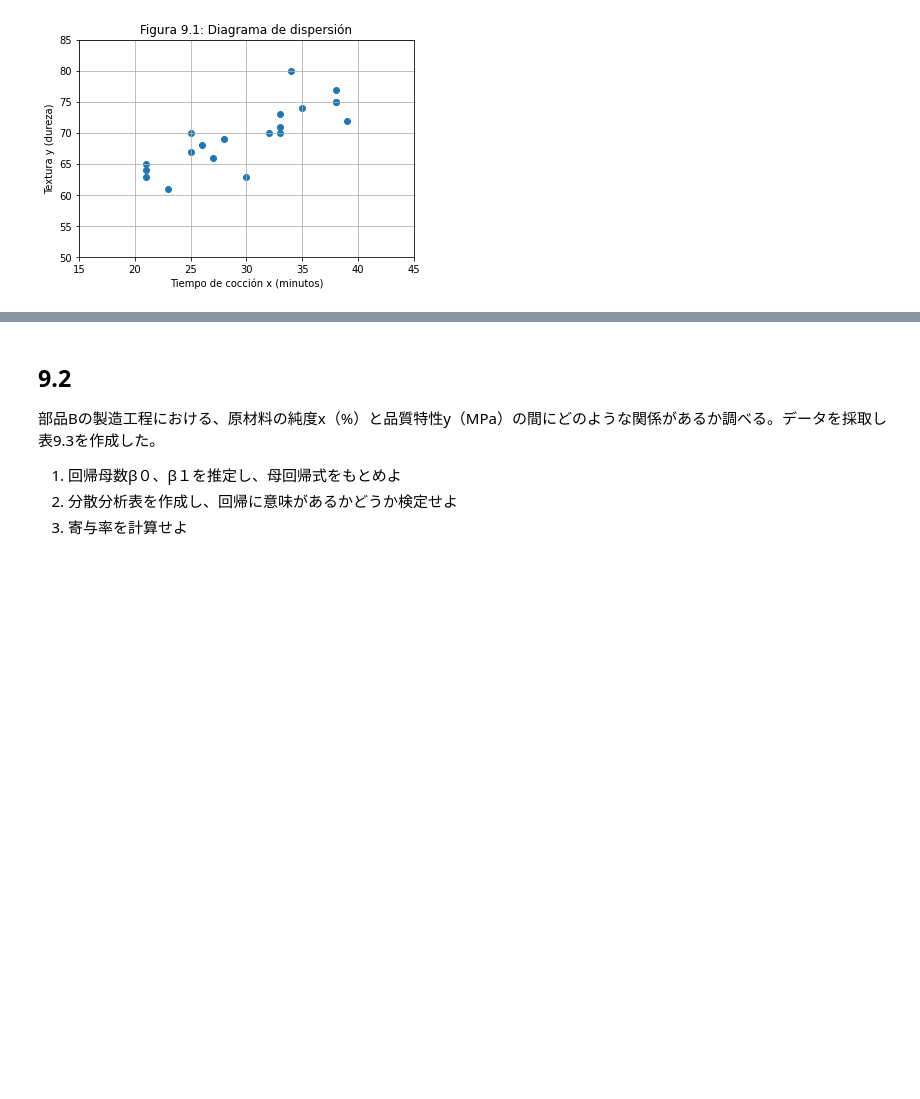
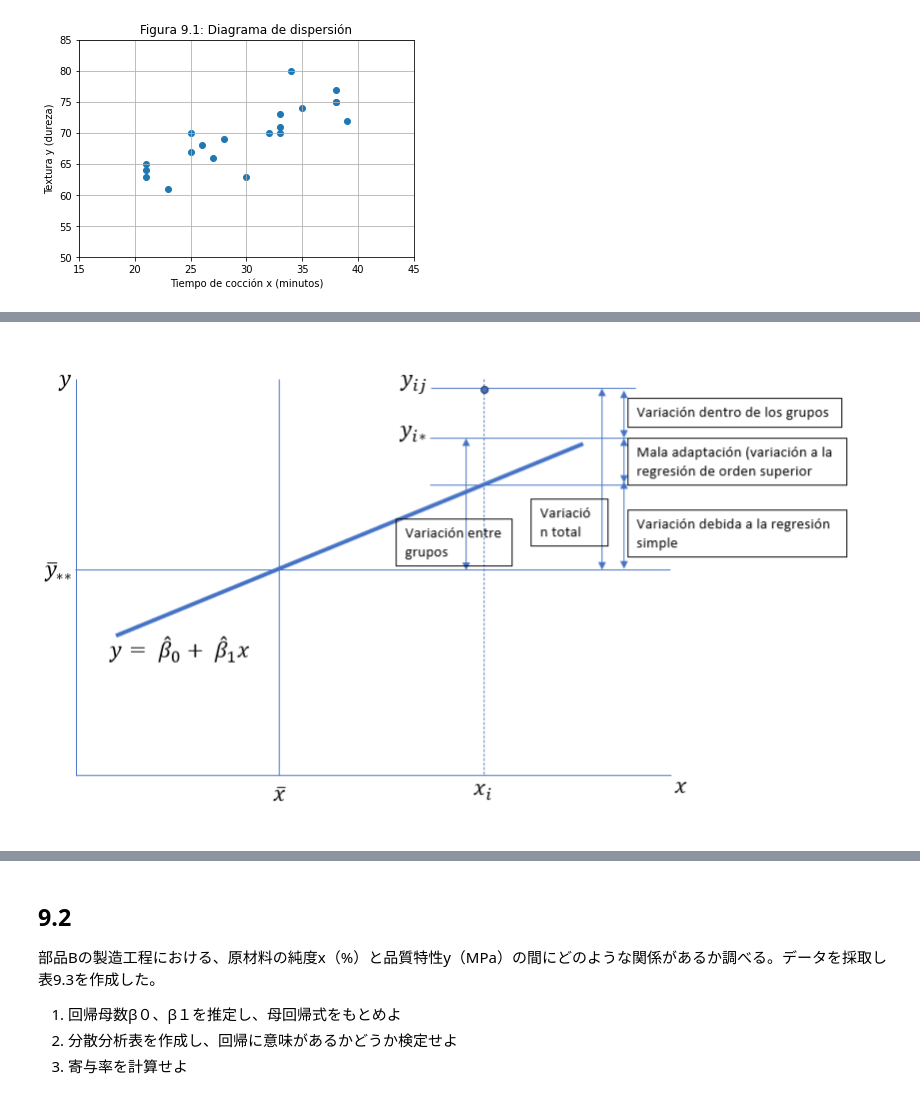
Before and after one commit to HiroshiATakano/QCKentei1, a Jupyter notebook: QCKentei1-9.ipynb, the cells around one changed output, grey strips where cells are left out. Saved outputs shown, nothing was run; the diff lists cells and outputs as text; code cells hidden in the pictures; blank space fills up the shorter version.

```diff
--- a/QCKentei1-9.ipynb
+++ b/QCKentei1-9.ipynb
@@ -261,0 +381,6 @@ Intervalo de confianza del 95%: (0.589, 0.926)
+# %%
+from PIL import Image
+img = Image.open('./Graph3/Fig9_2.png')
+display(img)
+# %% [output]
+[figure, added]
```
Also changed, not shown: parts of 84 cells of this notebook, 13 other files.
